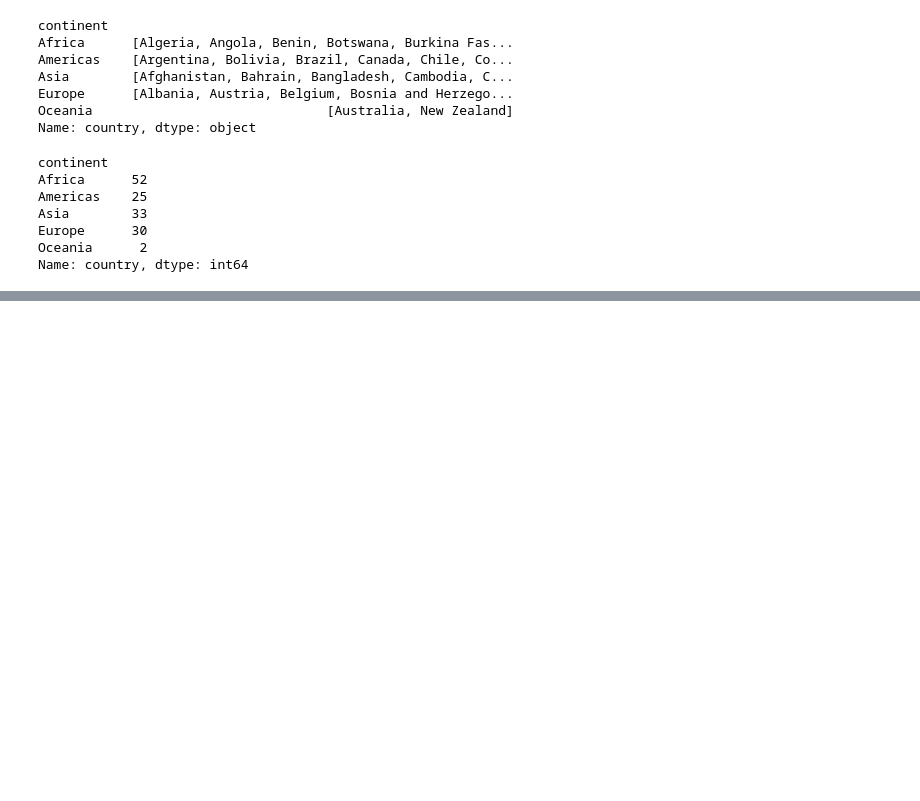
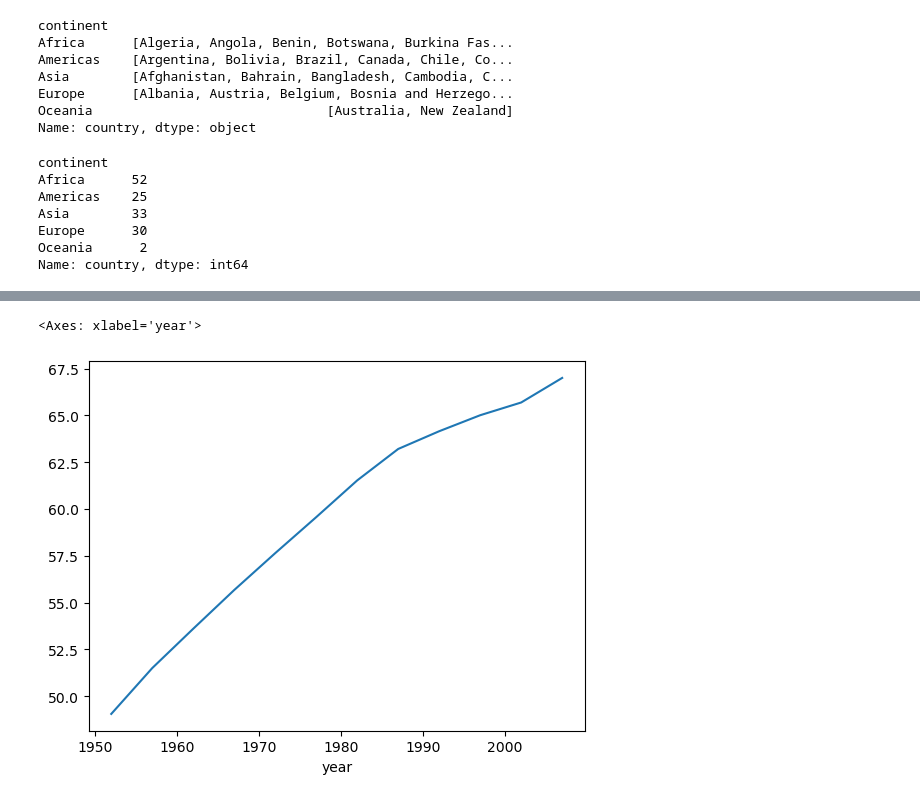
Before and after one commit to wwjk4628/datascience_notebook, a Jupyter notebook: 01.EDA with Pandas.ipynb, the cells around one changed output, grey strips where cells are left out. Drawn from its saved outputs; the diff is of its cells as text; code cells hidden in the pictures; blank space fills up the shorter version.

```diff
--- a/01.EDA with Pandas.ipynb
+++ b/01.EDA with Pandas.ipynb
@@ -265,3 +265,6 @@ Asia        33
 Europe      30
 Oceania      2
 Name: country, dtype: int64
+# %%
+life_expectancies = df.groupby('year')['lifeExp'].mean()
+life_expectancies
@@ -267,0 +286,6 @@ Name: country, dtype: int64
+# %%
+%matplotlib inline
+life_expectancies.plot()
+# %% [output]
+<Axes: xlabel='year'>
+[figure, added]
```
Also changed, not shown: parts of 1 cell of this notebook, 1 other file.
